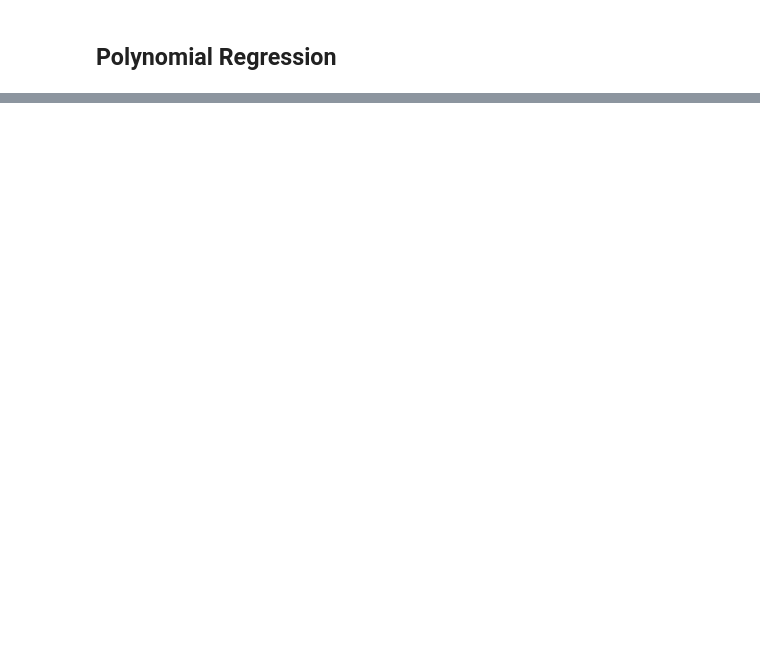
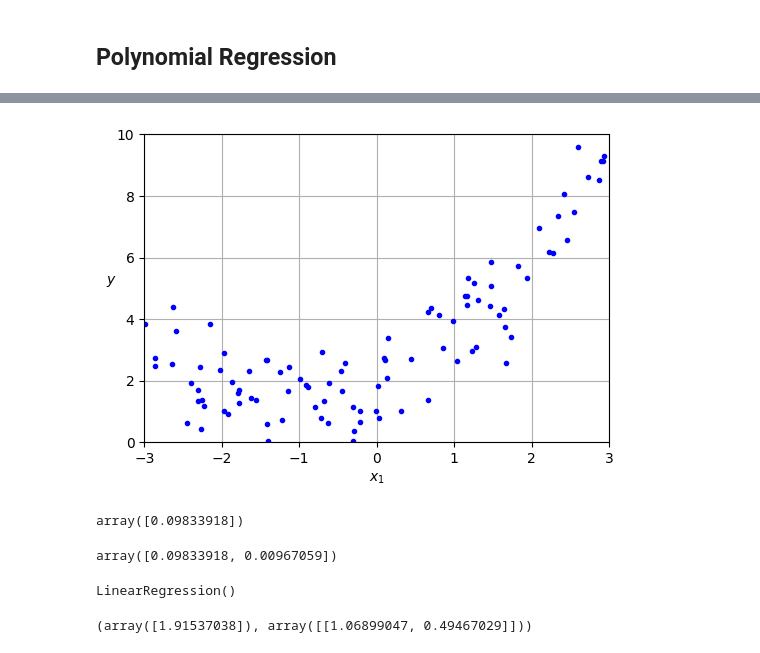
Before and after one commit to sunodmongia/Linear-Model, a Jupyter notebook: linear_model.ipynb, the cells around one changed output, grey strips where cells are left out. Cells and saved outputs as stored; diff of their text form; code cells hidden in the pictures; blank space fills up the shorter version.

Commit message:
Polynomial Regression

```diff
--- a/linear_model.ipynb
+++ b/linear_model.ipynb
@@ -273,2 +273,8 @@ plt.show()
 # %% [markdown]
 ## Polynomial Regression
+# %%
+# Generating Non-Linear Data:
+np.random.default_rng(42)
+m = 100
+X = 6 * np.random.rand(m, 1) - 3
+y = 0.5 * X**2 + X + 2 + np.random.randn(m, 1)
@@ -274,0 +301,10 @@ plt.show()
+# %%
+plt.figure(figsize=(6,4))
+plt.plot(X, y, 'b.')
+plt.axis([-3,3,0,10])
+plt.xlabel("$x_1$")
+plt.ylabel("$y$", rotation=0)
+plt.grid()
+plt.show()
+# %% [output]
+[figure, added]
@@ -274,0 +316,17 @@ plt.show()
+# %%
+X[0]
+# %% [output]
+array([0.09833918])
+# %%
+X_poly[0]
+# %% [output]
+array([0.09833918, 0.00967059])
+# %%
+lin_reg = LinearRegression()
+lin_reg.fit(X_poly, y)
+# %% [output]
+LinearRegression()
+# %%
+lin_reg.intercept_, lin_reg.coef_
+# %% [output]
+(array([1.91537038]), array([[1.06899047, 0.49467029]]))
```
Also changed, not shown: parts of 16 cells of this notebook.
